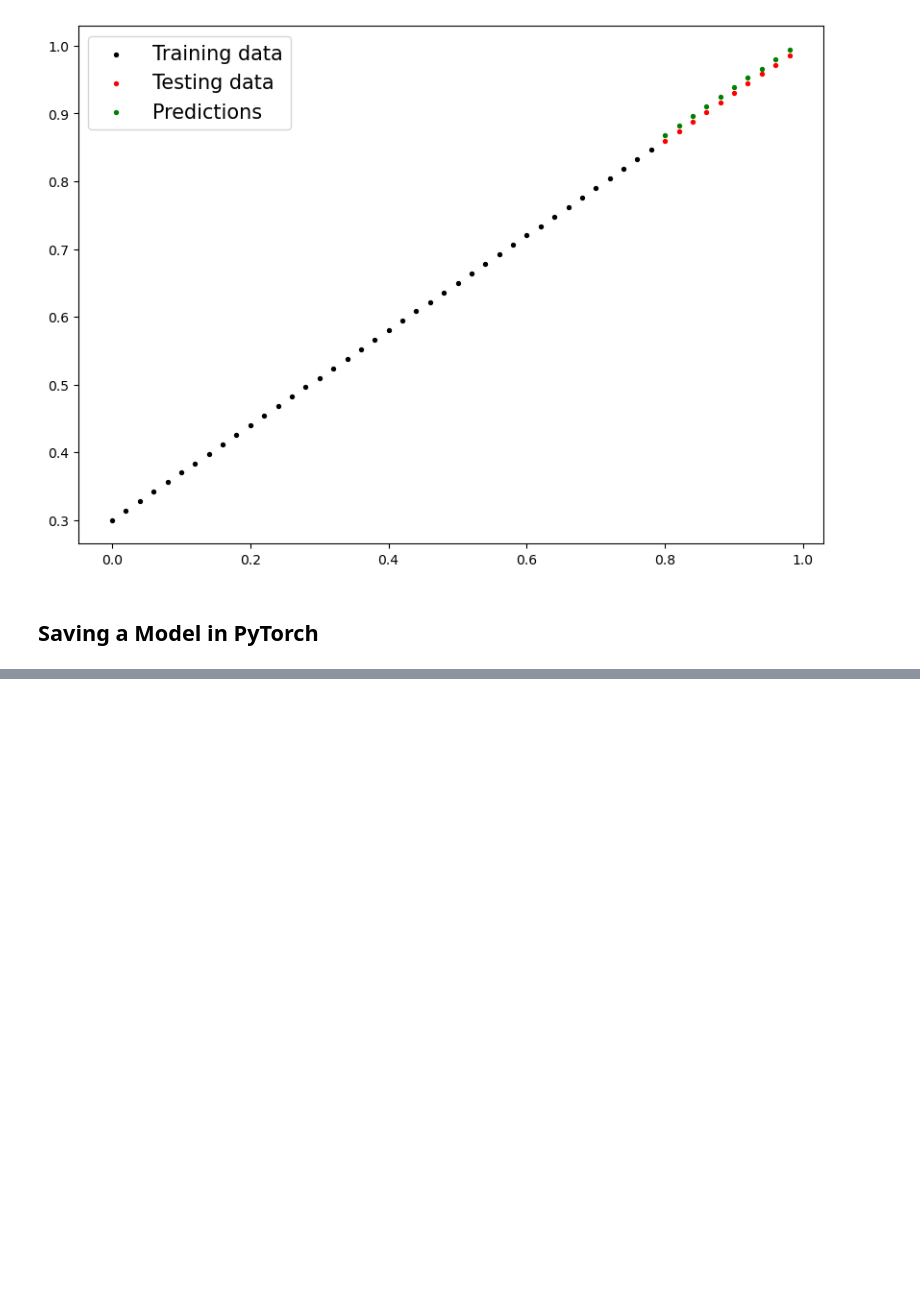
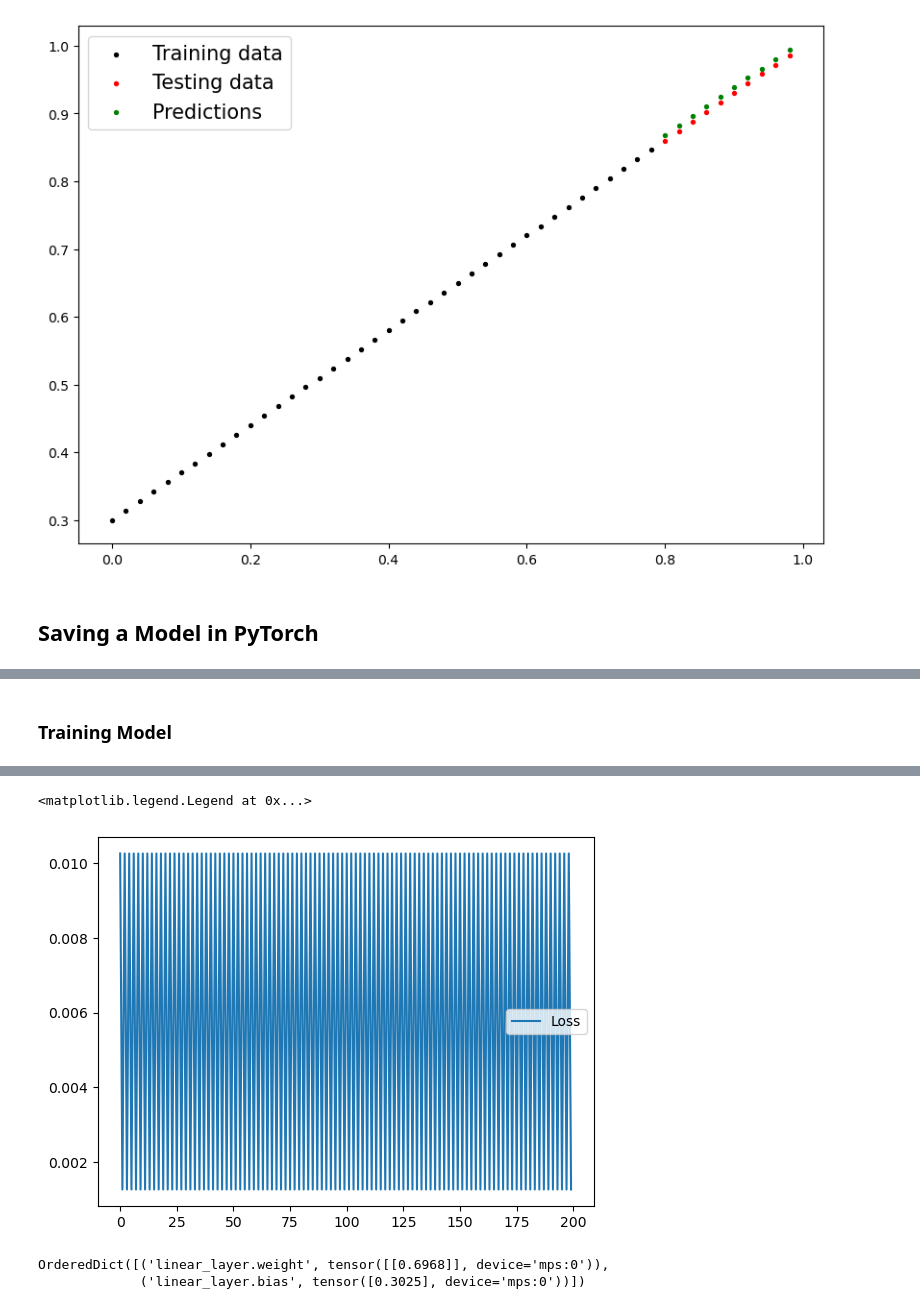
Before and after one commit to sinayassari/ai-ml-dl-intro, a Jupyter notebook: example/01_pytorch_workflow.ipynb, the cells around one changed output, grey strips where cells are left out. Cells and saved outputs as stored; diff of their text form; code cells hidden in the pictures; blank space fills up the shorter version.

```diff
--- a/example/01_pytorch_workflow.ipynb
+++ b/example/01_pytorch_workflow.ipynb
@@ -286,0 +401,53 @@ torch.save(obj=model_0.state_dict(),
+# %% [markdown]
+### Training Model
+# %%
+loss_fn = nn.L1Loss()
+
+optimizer = torch.optim.SGD(params=first_model.parameters(), lr=0.01)
+
+# Training loop
+
+torch.manual_seed(42)
+
+epochs = 200
+epoch_count = []
+loss_values_list = []
+test_loss_values = []
+
+#Put the data on target device
+
+X_train = X_train.to(device)
+y_train = y_train.to(device)
+X_test = X_test.to(device)
+y_test = y_test.to(device)
+
+
+for epoch in range(epochs):
+    first_model.train()
+
+    y_pred = first_model(X_train)
+
+    loss = loss_fn(y_pred, y_train)
+
+    optimizer.zero_grad()
+
+    loss.backward()
+
+    optimizer.step()
+
+    # Testing
+    first_model.eval()
+    with torch.inference_mode():
+        test_pred = first_model(X_test)
+
+        test_loss = loss_fn(test_pred, y_test)
+        epoch_count.append(epoch)
+        loss_values_list.append(loss.cpu())
+        test_loss_values.append(test_loss)
+
+    if epoch % 10 == 0:
+        print(f"Epoch: {epoch} | Loss: {loss} | Test loss: {test_loss}")
+
+plt.plot(range(0, len(loss_values_list)), loss_values_list, label="Loss")
+plt.legend()
+# %% [output]
@@ -286,0 +474,7 @@ torch.save(obj=model_0.state_dict(),
+<matplotlib.legend.Legend at 0x...>
+[figure, added]
+# %%
+first_model.state_dict()
+# %% [output]
+OrderedDict([('linear_layer.weight', tensor([[0.6968]], device='mps:0')),
+             ('linear_layer.bias', tensor([0.3025], device='mps:0'))])
```
Also changed, not shown: parts of 30 cells of this notebook.
